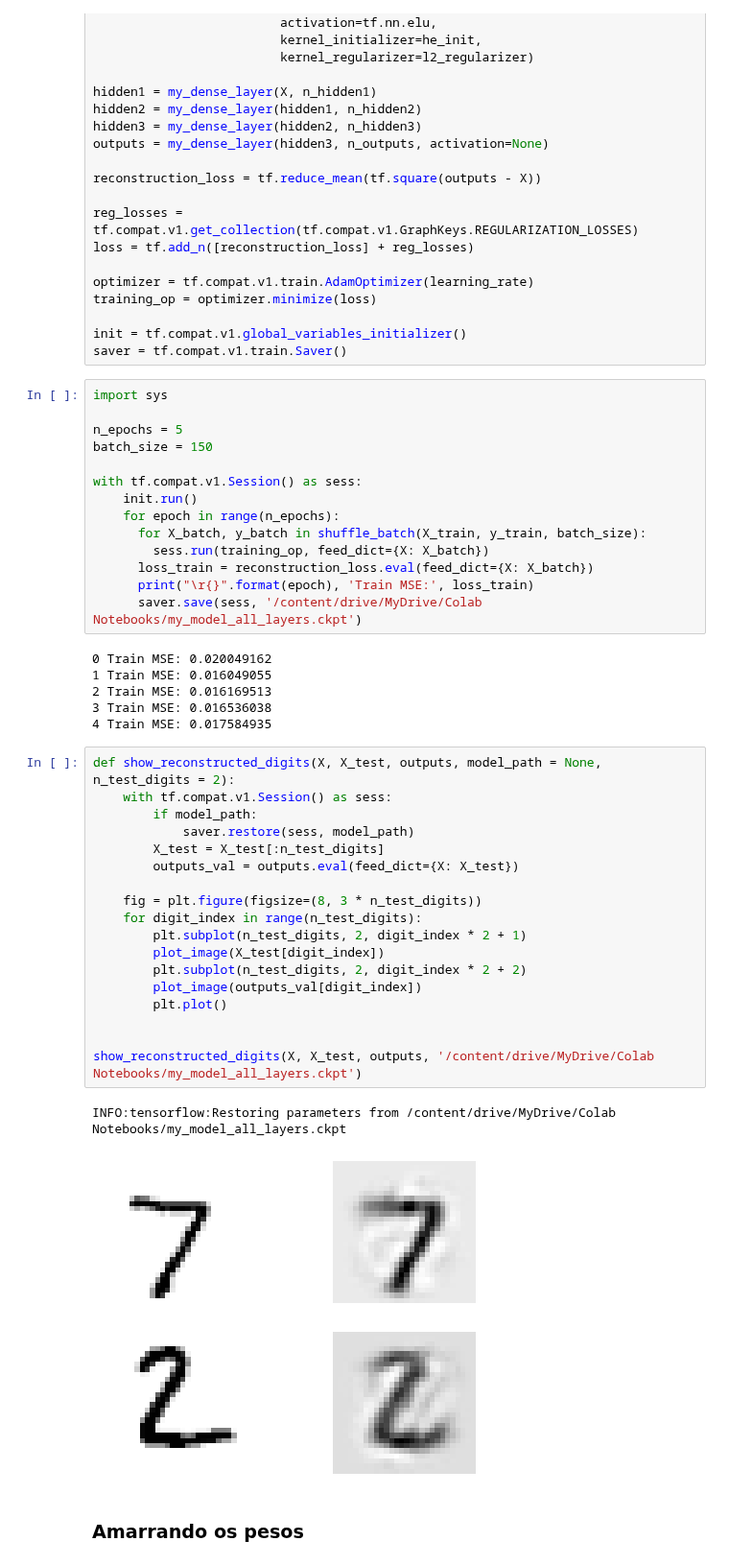
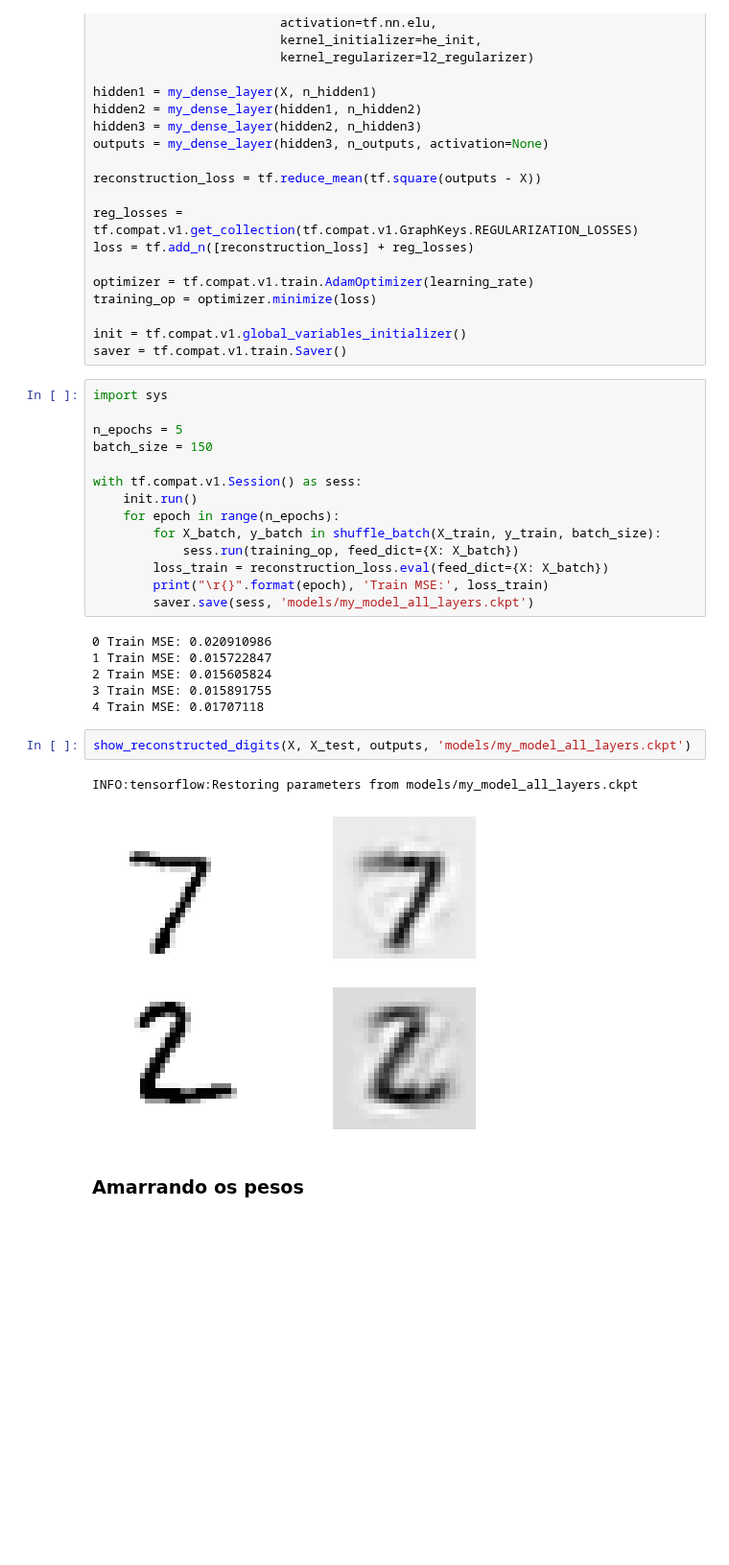
Before and after one commit to LilianeAquino/hands_on_aprendizado_de_maquina, a Jupyter notebook: 15_autoencoders.ipynb, the cells around one changed output. Shown at 96% size. Saved outputs shown, nothing was run; the diff lists cells and outputs as text; blank space fills up the shorter version.

```diff
--- a/15_autoencoders.ipynb
+++ b/15_autoencoders.ipynb
@@ -162,38 +183,22 @@ batch_size = 150
 with tf.compat.v1.Session() as sess:
     init.run()
     for epoch in range(n_epochs):
-      for X_batch, y_batch in shuffle_batch(X_train, y_train, batch_size):
-        sess.run(training_op, feed_dict={X: X_batch})
-      loss_train = reconstruction_loss.eval(feed_dict={X: X_batch})
-      print("\r{}".format(epoch), 'Train MSE:', loss_train)
-      saver.save(sess, '/content/drive/MyDrive/Colab Notebooks/my_model_all_layers.ckpt')
+        for X_batch, y_batch in shuffle_batch(X_train, y_train, batch_size):
+            sess.run(training_op, feed_dict={X: X_batch})
+        loss_train = reconstruction_loss.eval(feed_dict={X: X_batch})
+        print("\r{}".format(epoch), 'Train MSE:', loss_train)
+        saver.save(sess, 'models/my_model_all_layers.ckpt')
 # %% [output]
-0 Train MSE: 0.020049162
-1 Train MSE: 0.016049055
-2 Train MSE: 0.016169513
-3 Train MSE: 0.016536038
-4 Train MSE: 0.017584935
+0 Train MSE: 0.020910986
+1 Train MSE: 0.015722847
+2 Train MSE: 0.015605824
+3 Train MSE: 0.015891755
+4 Train MSE: 0.01707118
-# %%
-def show_reconstructed_digits(X, X_test, outputs, model_path = None, n_test_digits = 2):
-    with tf.compat.v1.Session() as sess:
-        if model_path:
-            saver.restore(sess, model_path)
-        X_test = X_test[:n_test_digits]
-        outputs_val = outputs.eval(feed_dict={X: X_test})
-
-    fig = plt.figure(figsize=(8, 3 * n_test_digits))
-    for digit_index in range(n_test_digits):
-        plt.subplot(n_test_digits, 2, digit_index * 2 + 1)
-        plot_image(X_test[digit_index])
-        plt.subplot(n_test_digits, 2, digit_index * 2 + 2)
-        plot_image(outputs_val[digit_index])
-        plt.plot()
-
-
-show_reconstructed_digits(X, X_test, outputs, '/content/drive/MyDrive/Colab Notebooks/my_model_all_layers.ckpt')
-# %% [output]
-INFO:tensorflow:Restoring parameters from /content/drive/MyDrive/Colab Notebooks/my_model_all_layers.ckpt
-[figure, removed]
+# %%
+show_reconstructed_digits(X, X_test, outputs, 'models/my_model_all_layers.ckpt')
+# %% [output]
+INFO:tensorflow:Restoring parameters from models/my_model_all_layers.ckpt
+[figure, added]
 # %% [markdown]
 ### Amarrando os pesos
 # %%
```
Also changed, not shown: parts of 24 cells of this notebook.
